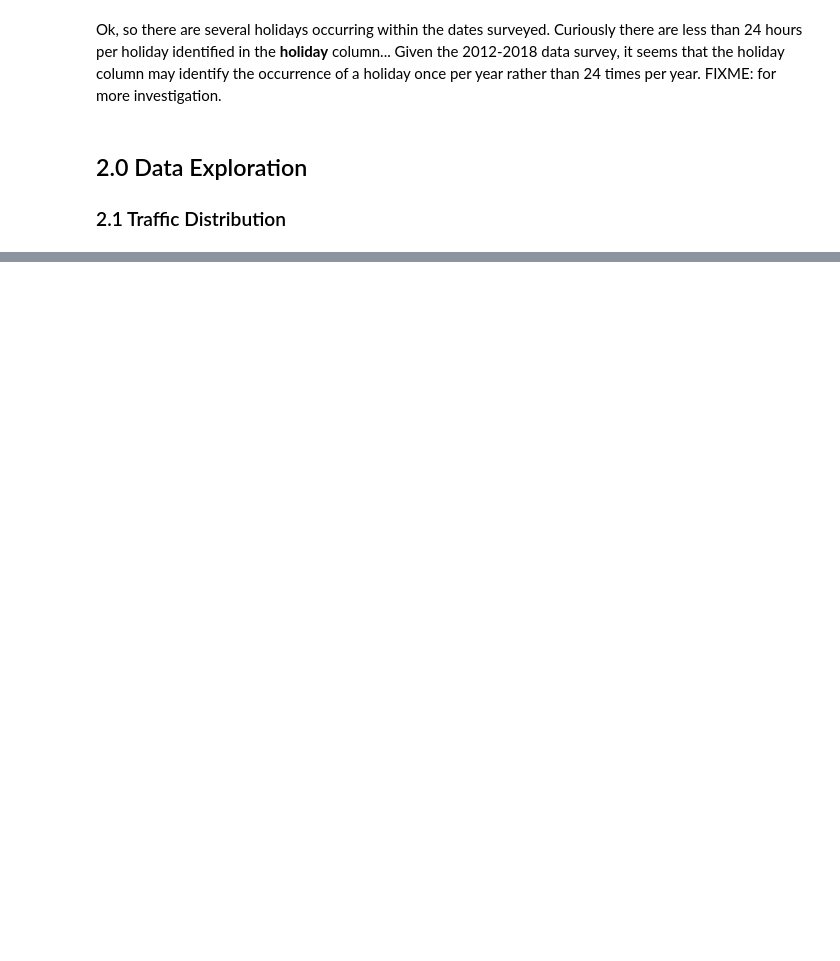
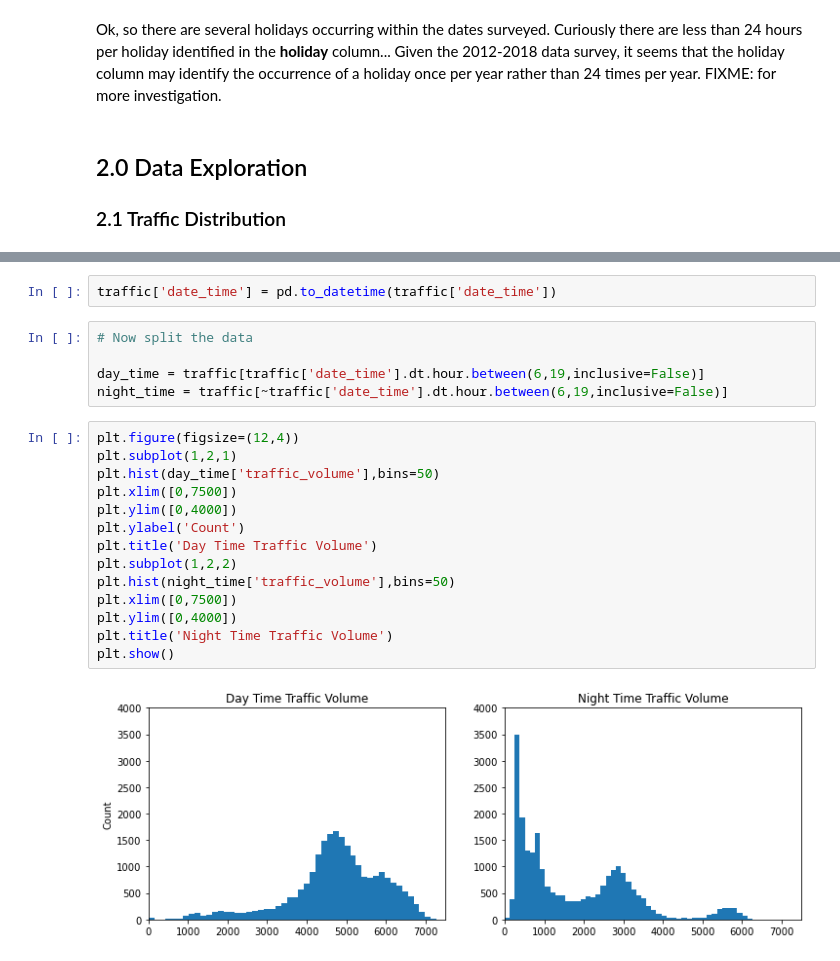
Before and after one commit to sfreema/LearningProjects, a Jupyter notebook: Finding_Heavy_Traffic_Indicators_on_I-94/traffic_indicators.ipynb, the cells around one changed output, grey strips where cells are left out. Saved outputs shown, nothing was run; the diff lists cells and outputs as text; blank space fills up the shorter version.

```diff
--- a/Finding_Heavy_Traffic_Indicators_on_I-94/traffic_indicators.ipynb
+++ b/Finding_Heavy_Traffic_Indicators_on_I-94/traffic_indicators.ipynb
@@ -112,0 +116,23 @@ Now
+# %%
+traffic['date_time'] = pd.to_datetime(traffic['date_time'])
+# %%
+# Now split the data
+
+day_time = traffic[traffic['date_time'].dt.hour.between(6,19,inclusive=False)]
+night_time = traffic[~traffic['date_time'].dt.hour.between(6,19,inclusive=False)]
+# %%
+plt.figure(figsize=(12,4))
+plt.subplot(1,2,1)
+plt.hist(day_time['traffic_volume'],bins=50)
+plt.xlim([0,7500])
+plt.ylim([0,4000])
+plt.ylabel('Count')
+plt.title('Day Time Traffic Volume')
+plt.subplot(1,2,2)
+plt.hist(night_time['traffic_volume'],bins=50)
+plt.xlim([0,7500])
+plt.ylim([0,4000])
+plt.title('Night Time Traffic Volume')
+plt.show()
+# %% [output]
+[figure, added]
```
Also changed, not shown: parts of 20 cells of this notebook.
